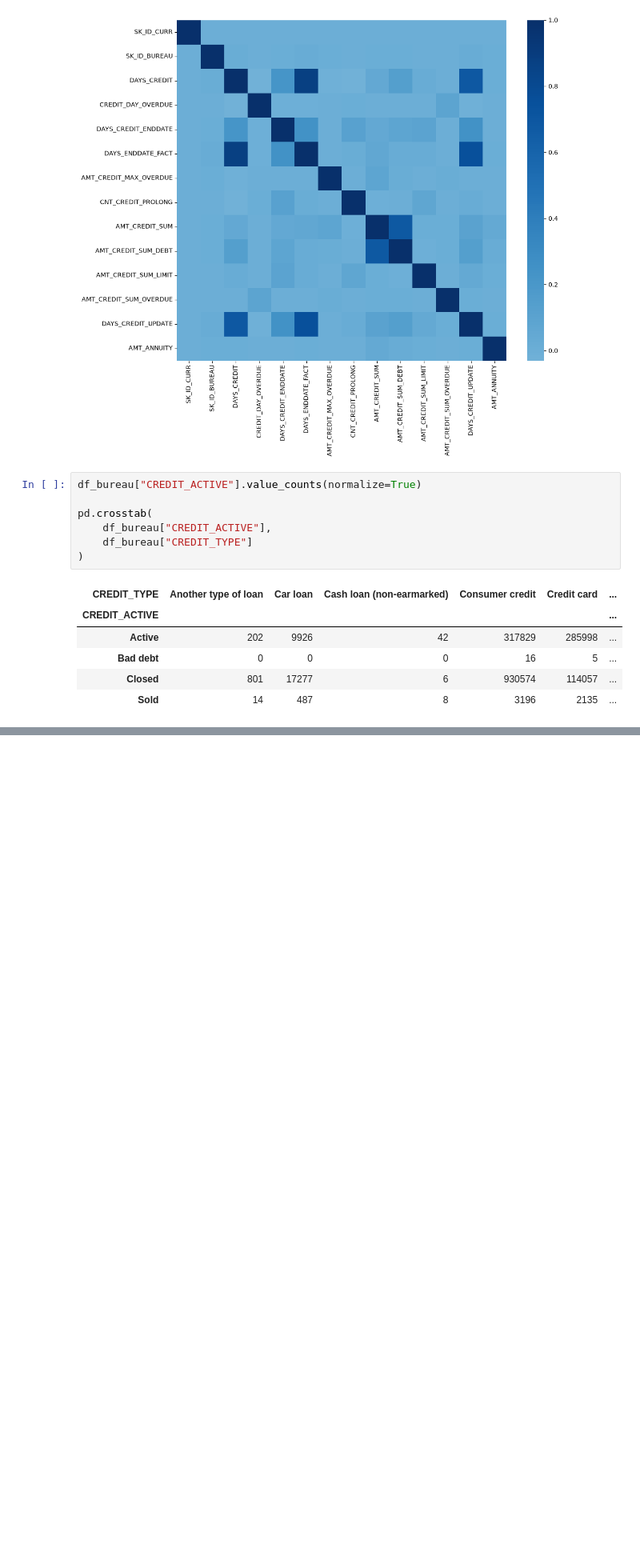
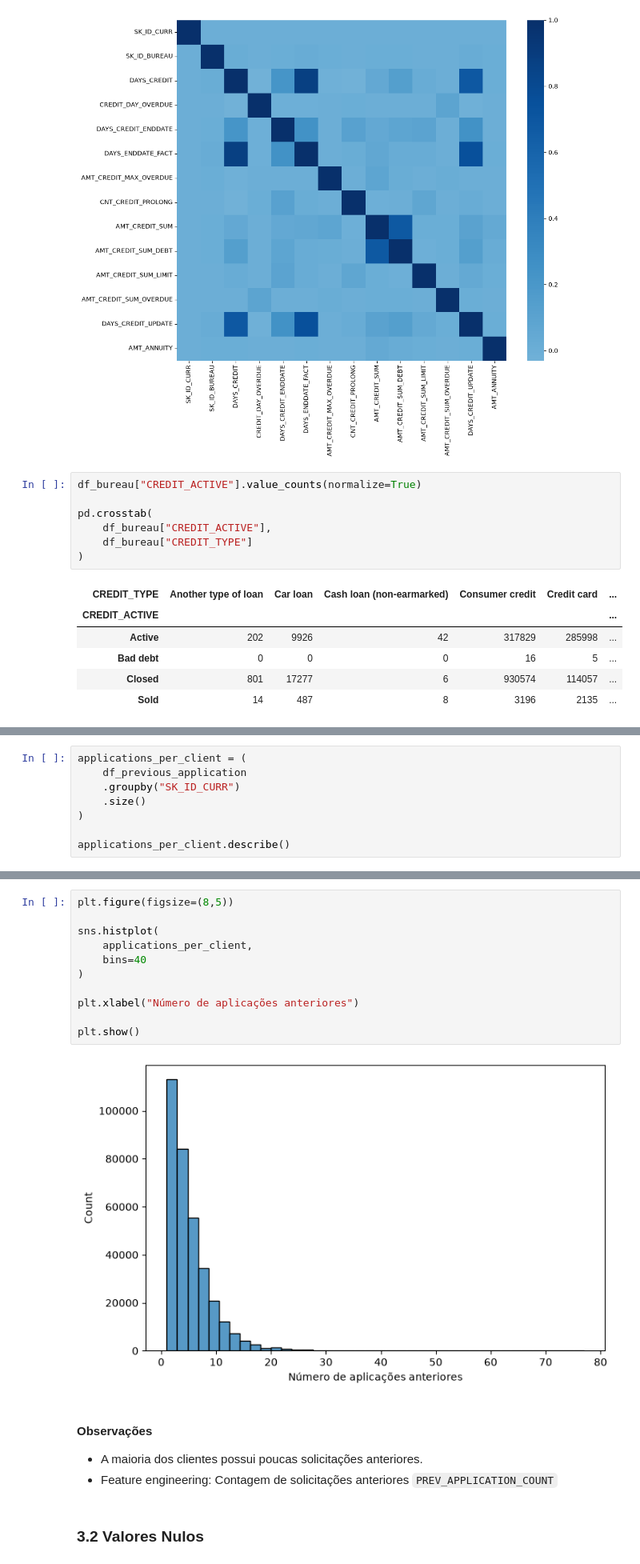
Before and after one commit to luccascruz/projeto-ml-labdata, a Jupyter notebook: DataPipeline/exp_analysis.ipynb, the cells around one changed output, grey strips where cells are left out. Shown at 80% size. Saved outputs shown, nothing was run; the diff lists cells and outputs as text; blank space fills up the shorter version.

Commit message:
mais analises - prev app

```diff
--- a/DataPipeline/exp_analysis.ipynb
+++ b/DataPipeline/exp_analysis.ipynb
@@ -2123,0 +2162,8 @@ pd.crosstab(
+# %%
+applications_per_client = (
+    df_previous_application
+    .groupby("SK_ID_CURR")
+    .size()
+)
+
+applications_per_client.describe()
@@ -2123,0 +2180,20 @@ pd.crosstab(
+# %%
+plt.figure(figsize=(8,5))
+
+sns.histplot(
+    applications_per_client,
+    bins=40
+)
+
+plt.xlabel("Número de aplicações anteriores")
+
+plt.show()
+# %% [output]
+[figure, added]
+# %% [markdown]
+#### Observações
+
+* A maioria dos clientes possui poucas solicitações anteriores.
+* Feature engineering: Contagem de solicitações anteriores `PREV_APPLICATION_COUNT`
+# %% [markdown]
+### 3.2 Valores Nulos
```
Also changed, not shown: parts of 8 cells of this notebook.
